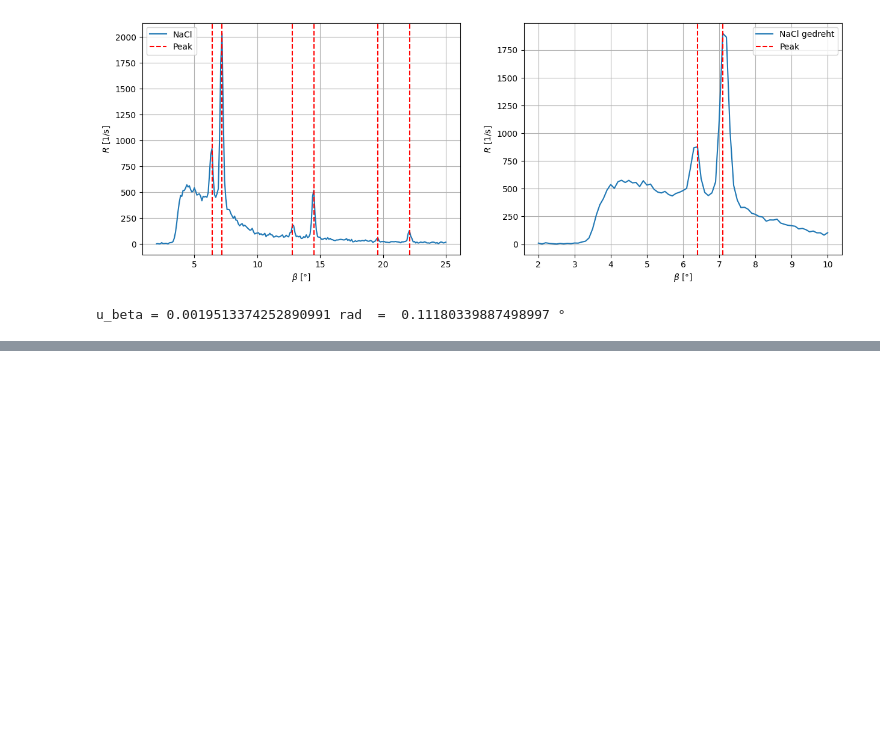
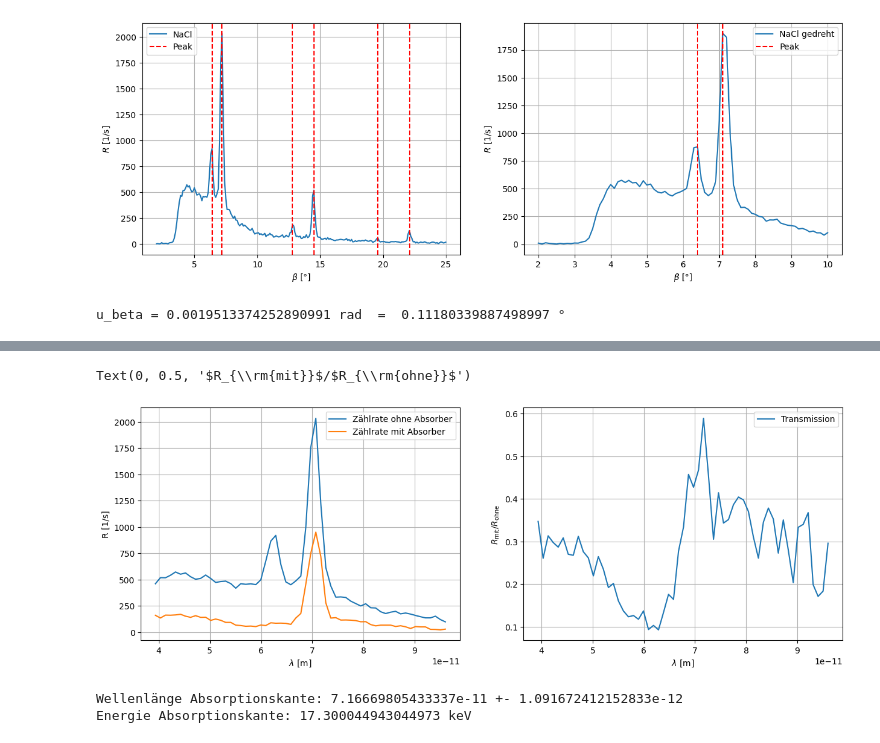
Before and after one commit to RombusBombus/AP3, a Jupyter notebook: XST/XST.ipynb, the cells around one changed output, grey strips where cells are left out. Saved outputs shown, nothing was run; the diff lists cells and outputs as text; code cells hidden in the pictures; blank space fills up the shorter version.

```diff
--- a/XST/XST.ipynb
+++ b/XST/XST.ipynb
@@ -73,0 +241,18 @@ u_beta = 0.0019513374252890991 rad  =  0.11180339887498997 °
+# %%
+zirc = dfs["Zirkoniumfolie"]
+zirc.columns = ["beta", "R"]
+
+nacl = nacl.set_index("beta")
+zirc = zirc.set_index("beta")
+
+nacl = nacl.loc[zirc.index]
+
+data = pd.DataFrame({
+    "beta": zirc.index,
+    "R_NaCl": nacl["R"].values,
+    "R_Zirkonium": zirc["R"].values
+})
+data["R_Zirkonium"] = data["R_Zirkonium"].shift(-2) # Zirkonium ausgleichen
+data["Transmission"] = data["R_Zirkonium"] / data["R_NaCl"]
+data = data.dropna()
+data
@@ -73,0 +277,11 @@ u_beta = 0.0019513374252890991 rad  =  0.11180339887498997 °
+# %%
+lambdas, u_lambdas = fehler_gauss(
+    lambda_formula,
+    [d_symbol, beta_symbol, n_symbol],
+    [d_nacl, np.deg2rad(data["beta"].values), 1],
+    [0, u_beta, 0],
+)
+
+data["lambda"] = lambdas
+data["u_lambda"] = u_lambdas
+data
@@ -73,0 +306,25 @@ u_beta = 0.0019513374252890991 rad  =  0.11180339887498997 °
+# %%
+fig, axs = plt.subplots(1, 2, figsize=(15, 5))
+axs = axs.flatten()
+
+data.plot(x="lambda", y=["R_NaCl", "R_Zirkonium"], kind="line", grid=True, ax=axs[0])
+axs[0].set_xlabel(r"$\lambda$ [m]")
+axs[0].legend(["Zählrate ohne Absorber", "Zählrate mit Absorber"])
+axs[0].set_ylabel("R [1/s]")
+
+data.plot(x="lambda", y="Transmission", kind="line", grid=True, ax=axs[1])
+axs[1].set_xlabel(r"$\lambda$ [m]")
+axs[1].set_ylabel(r"$R_{\rm{mit}}$/$R_{\rm{ohne}}$")
+# %% [output]
+Text(0, 0.5, '$R_{\\rm{mit}}$/$R_{\\rm{ohne}}$')
+[figure, added]
+# %%
+absorptionskante = data.sort_values(by="Transmission", ascending=False).iloc[0]
+print(f"Wellenlänge Absorptionskante: {absorptionskante['lambda']} +- {absorptionskante['u_lambda']}")
+
+# quantenenergie der absorptionskante
+energie_abs_kante = constants.h * constants.c / absorptionskante["lambda"]
+print(f"Energie Absorptionskante: {energie_abs_kante/constants.e * 1e-3} keV")
+# %% [output]
+Wellenlänge Absorptionskante: 7.16669805433337e-11 +- 1.091672412152833e-12
+Energie Absorptionskante: 17.300044943044973 keV
```
Also changed, not shown: parts of 29 cells of this notebook, 2 other files.
